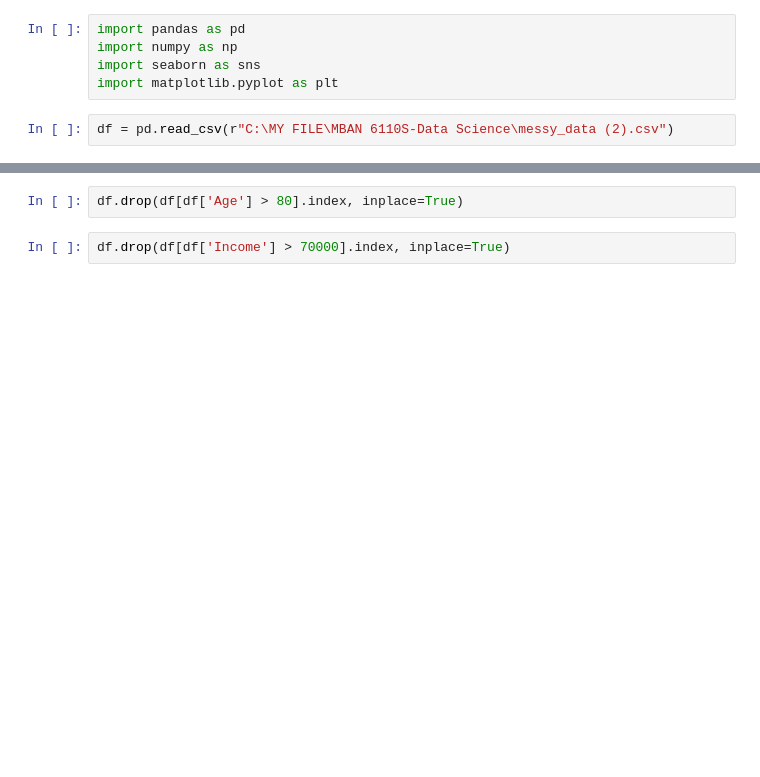
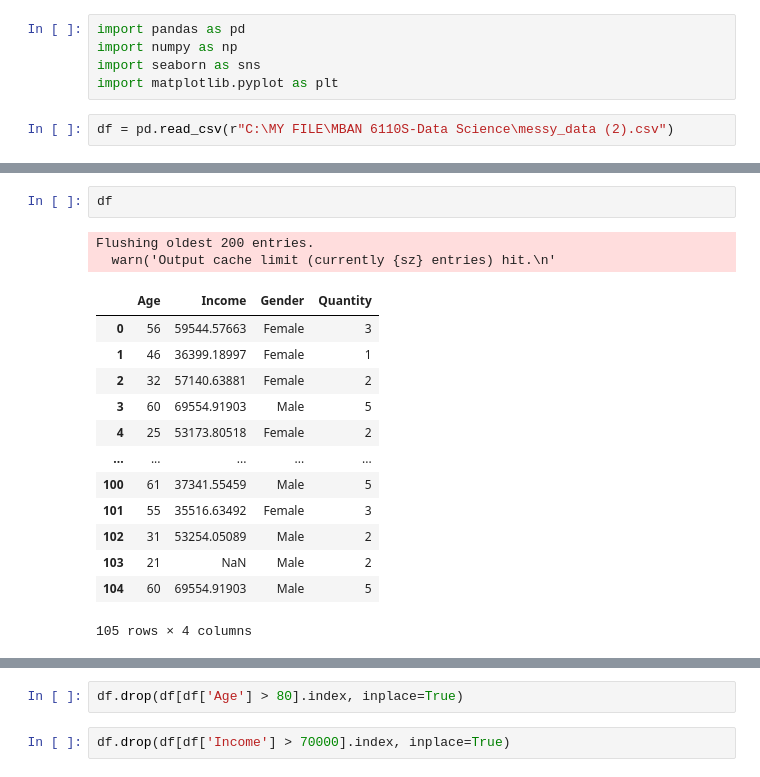
Before and after one commit to annwanginnt/data_scirence, a Jupyter notebook: practice_20230618.ipynb, the cells around one changed output, grey strips where cells are left out. Saved outputs shown, nothing was run; the diff lists cells and outputs as text; blank space fills up the shorter version.

```diff
--- a/practice_20230618.ipynb
+++ b/practice_20230618.ipynb
@@ -8,3 +95,21 @@ df = pd.read_csv(r"C:\MY FILE\MBAN 6110S-Data Science\messy_data (2).csv")
+# %%
+df
+# %% [output]
+Flushing oldest 200 entries.
+  warn('Output cache limit (currently {sz} entries) hit.\n'
+|  | Age | Income | Gender | Quantity |
+| 0 | 56 | 59544.57663 | Female | 3 |
+| 1 | 46 | 36399.18997 | Female | 1 |
+| 2 | 32 | 57140.63881 | Female | 2 |
+| 3 | 60 | 69554.91903 | Male | 5 |
+| 4 | 25 | 53173.80518 | Female | 2 |
+| ... | ... | ... | ... | ... |
+| 100 | 61 | 37341.55459 | Male | 5 |
+| 101 | 55 | 35516.63492 | Female | 3 |
+| 102 | 31 | 53254.05089 | Male | 2 |
+| 103 | 21 | NaN | Male | 2 |
+| 104 | 60 | 69554.91903 | Male | 5 |
+105 rows × 4 columns
 # %%
 df
 # %% [output]
```
Also changed, not shown: parts of 25 cells of this notebook, 4 other files.
